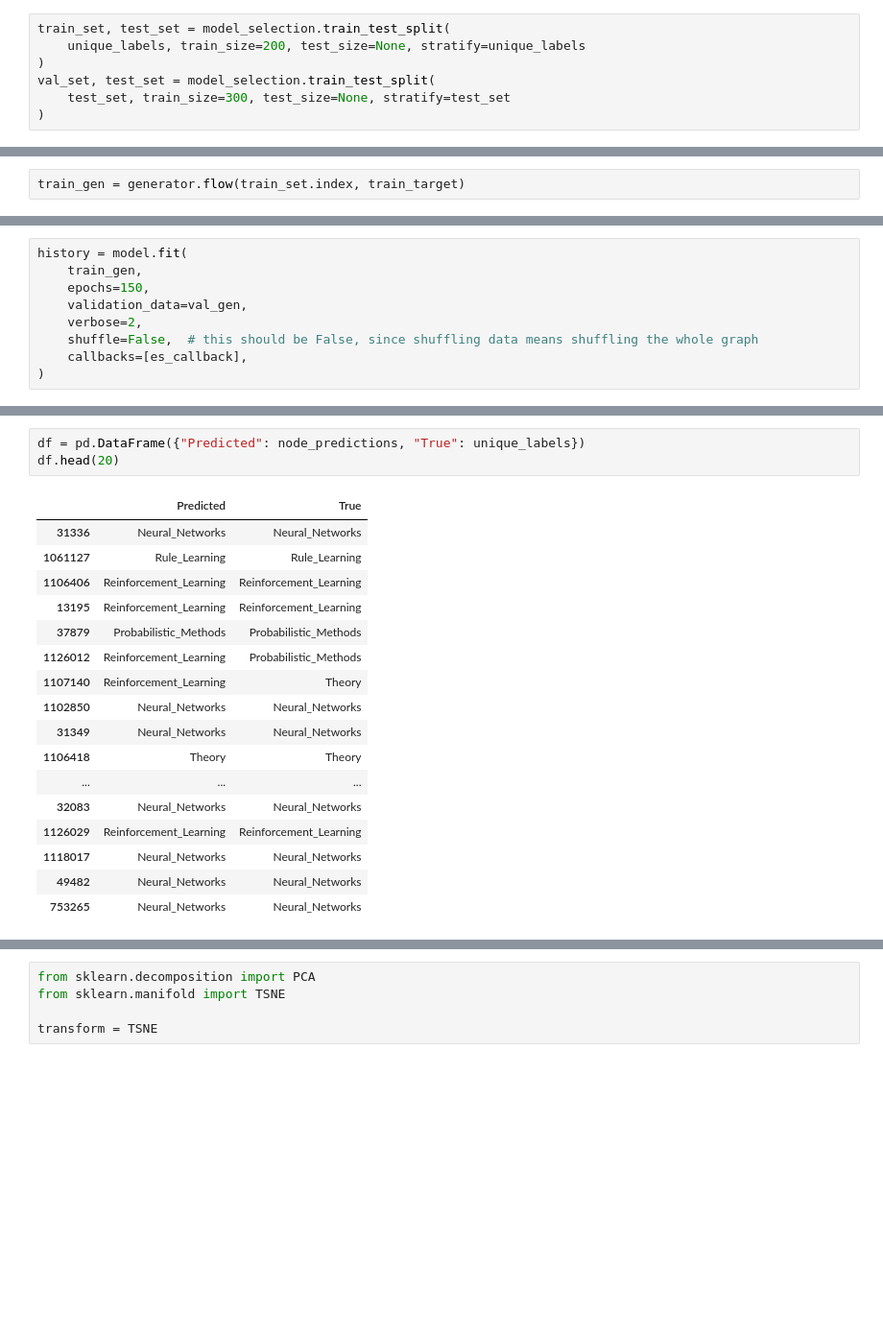
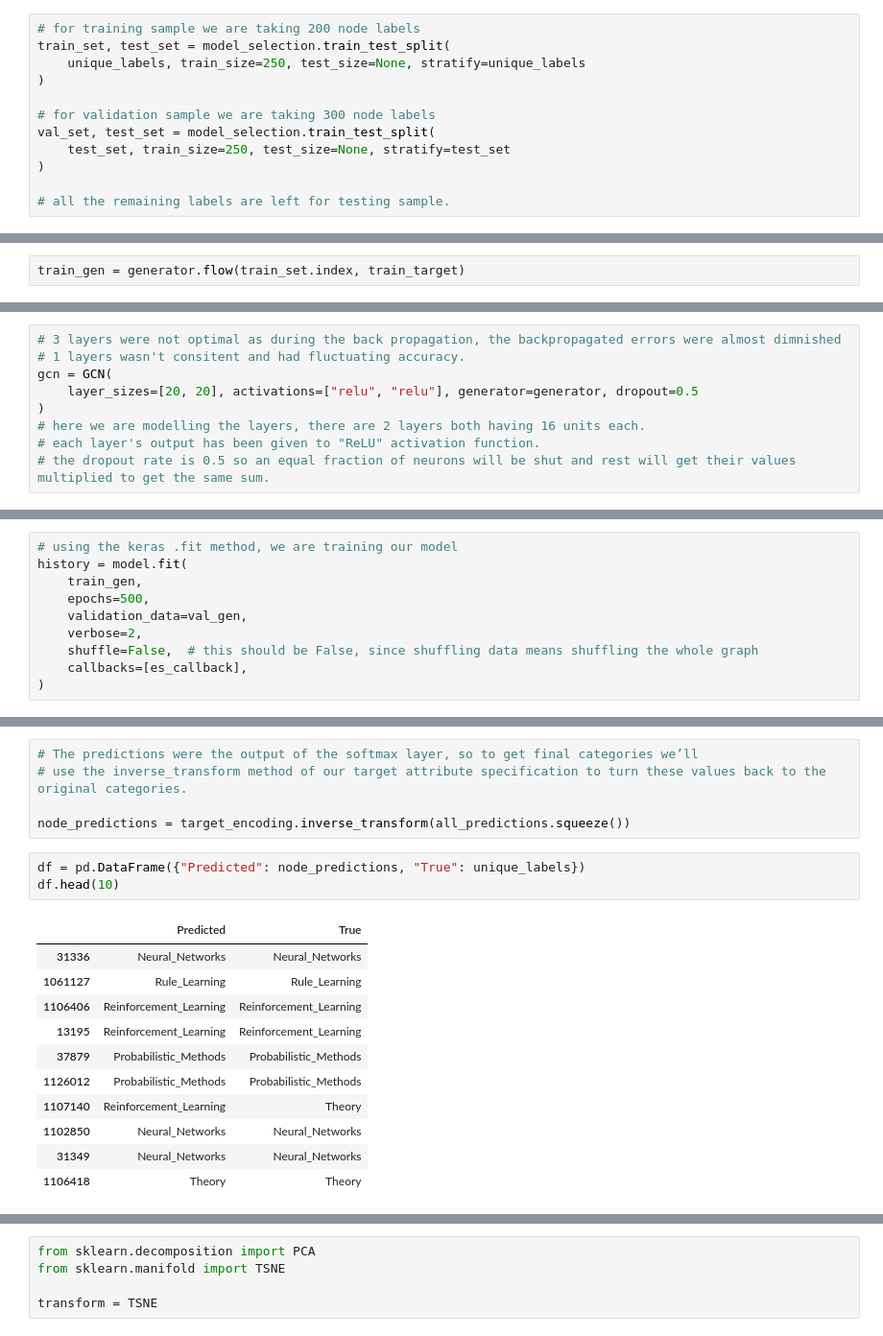
Before and after one commit to RajvBundela/Node-Classification-GCN-, a Jupyter notebook: Code/main.ipynb, the cells around one changed output, grey strips where cells are left out. Shown at 96% size. Drawn from its saved outputs; the diff is of its cells as text; blank space fills up the shorter version.

```diff
--- a/Code/main.ipynb
+++ b/Code/main.ipynb
@@ -59,7 +77,12 @@ unique_labels.value_counts().to_frame()
 # %%
+# for training sample we are taking 200 node labels
 train_set, test_set = model_selection.train_test_split(
-    unique_labels, train_size=200, test_size=None, stratify=unique_labels
+    unique_labels, train_size=250, test_size=None, stratify=unique_labels
 )
+
+# for validation sample we are taking 300 node labels
 val_set, test_set = model_selection.train_test_split(
-    test_set, train_size=300, test_size=None, stratify=test_set
+    test_set, train_size=250, test_size=None, stratify=test_set
 )
+
+# all the remaining labels are left for testing sample.
@@ -99,0 +119,9 @@ predictions = layers.Dense(units=train_target.shape[1], activation="softmax")(x_
+# %%
+# 3 layers were not optimal as during the back propagation, the backpropagated errors were almost dimnished
+# 1 layers wasn't consitent and had fluctuating accuracy.
+gcn = GCN(
+    layer_sizes=[20, 20], activations=["relu", "relu"], generator=generator, dropout=0.5
+)
+# here we are modelling the layers, there are 2 layers both having 16 units each.
+# each layer's output has been given to "ReLU" activation function.
+# the dropout rate is 0.5 so an equal fraction of neurons will be shut and rest will get their values multiplied to get the same sum.
@@ -113,7 +161,8 @@ es_callback = EarlyStopping(monitor="val_acc", patience=50, restore_best_weights
 # %%
+# using the keras .fit method, we are training our model
 history = model.fit(
     train_gen,
-    epochs=150,
+    epochs=500,
     validation_data=val_gen,
     verbose=2,
     shuffle=False,  # this should be False, since shuffling data means shuffling the whole graph
@@ -163,21 +213,20 @@ node_predictions = target_encoding.inverse_transform(all_predictions.squeeze())
+# %%
+# The predictions were the output of the softmax layer, so to get final categories we’ll
+# use the inverse_transform method of our target attribute specification to turn these values back to the original categories.
+
+node_predictions = target_encoding.inverse_transform(all_predictions.squeeze())
 # %%
 df = pd.DataFrame({"Predicted": node_predictions, "True": unique_labels})
-df.head(20)
+df.head(10)
 # %% [output]
 |  | Predicted | True |
 | 31336 | Neural_Networks | Neural_Networks |
 | 1061127 | Rule_Learning | Rule_Learning |
 | 1106406 | Reinforcement_Learning | Reinforcement_Learning |
 | 13195 | Reinforcement_Learning | Reinforcement_Learning |
 | 37879 | Probabilistic_Methods | Probabilistic_Methods |
-| 1126012 | Reinforcement_Learning | Probabilistic_Methods |
+| 1126012 | Probabilistic_Methods | Probabilistic_Methods |
 | 1107140 | Reinforcement_Learning | Theory |
 | 1102850 | Neural_Networks | Neural_Networks |
 | 31349 | Neural_Networks | Neural_Networks |
 | 1106418 | Theory | Theory |
-| ... | ... | ... |
-| 32083 | Neural_Networks | Neural_Networks |
-| 1126029 | Reinforcement_Learning | Reinforcement_Learning |
-| 1118017 | Neural_Networks | Neural_Networks |
-| 49482 | Neural_Networks | Neural_Networks |
-| 753265 | Neural_Networks | Neural_Networks |
```
Also changed, not shown: parts of 47 cells of this notebook.
